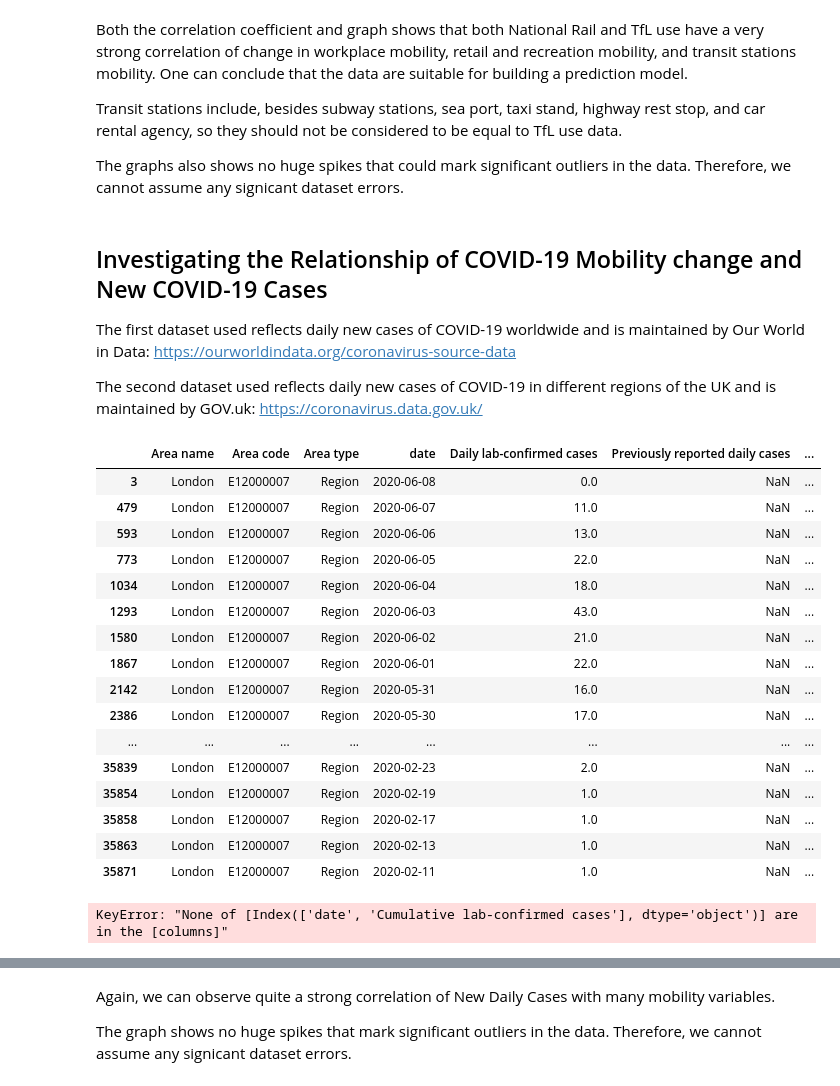
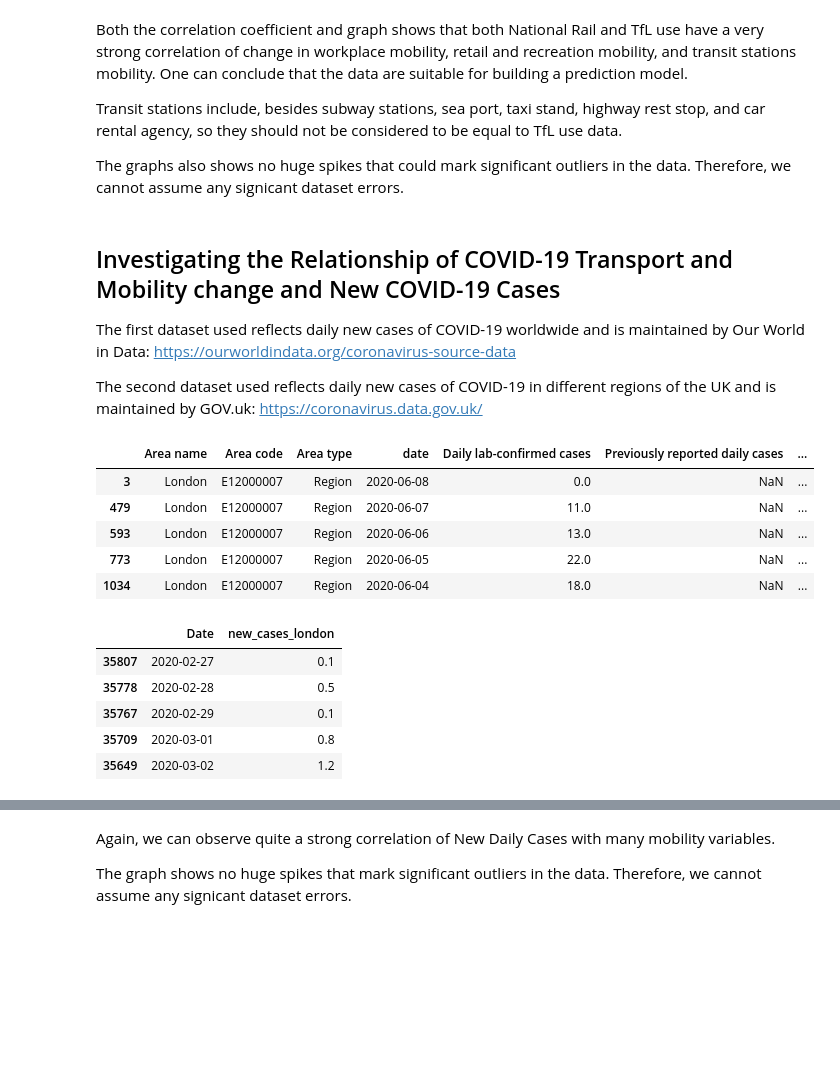
Before and after one commit to IuliiaZaitova/COVID_Prediction_London_National_Transport_Use, a Jupyter notebook: UK_transport.ipynb, the cells around one changed output, grey strips where cells are left out. Saved outputs shown, nothing was run; the diff lists cells and outputs as text; code cells hidden in the pictures; blank space fills up the shorter version.

```diff
--- a/UK_transport.ipynb
+++ b/UK_transport.ipynb
@@ -276,7 +290,7 @@ Transit stations include, besides subway stations, sea port, taxi stand, highway
 
 The graphs also shows no huge spikes that could mark significant outliers in the data. Therefore, we cannot assume any signicant dataset errors.
 # %% [markdown]
-## Investigating the Relationship of COVID-19 Mobility change and New COVID-19 Cases
+## Investigating the Relationship of COVID-19 Transport and Mobility change and New COVID-19 Cases
 The first dataset used reflects daily new cases of COVID-19 worldwide and is maintained by Our World in Data:
 https://ourworldindata.org/coronavirus-source-data
 
@@ -285,30 +299,19 @@ https://coronavirus.data.gov.uk/
 # %%
 # import the new cases data for London and the UK
 path_new_cases = 'data/New_Cases.csv'
 path_new_cases_london = 'data/New_Cases_London.csv'
 
 df_new_cases = pd.read_csv(path_new_cases, parse_dates = ['date'], dayfirst=True)
 df_new_cases_london = pd.read_csv(path_new_cases_london, parse_dates = ['date'], dayfirst=True)
 new_cases_london = df_new_cases_london[df_new_cases_london['Area name'] == 'London']
-new_cases_london
+new_cases_london.head()
 # %% [output]
 |  | Area name | Area code | Area type | date | Daily lab-confirmed cases | Previously reported daily cases | ... |
 | 3 | London | E12000007 | Region | 2020-06-08 | 0.0 | NaN | ... |
 | 479 | London | E12000007 | Region | 2020-06-07 | 11.0 | NaN | ... |
 | 593 | London | E12000007 | Region | 2020-06-06 | 13.0 | NaN | ... |
 | 773 | London | E12000007 | Region | 2020-06-05 | 22.0 | NaN | ... |
 | 1034 | London | E12000007 | Region | 2020-06-04 | 18.0 | NaN | ... |
-| 1293 | London | E12000007 | Region | 2020-06-03 | 43.0 | NaN | ... |
-| 1580 | London | E12000007 | Region | 2020-06-02 | 21.0 | NaN | ... |
-| 1867 | London | E12000007 | Region | 2020-06-01 | 22.0 | NaN | ... |
-| 2142 | London | E12000007 | Region | 2020-05-31 | 16.0 | NaN | ... |
-| 2386 | London | E12000007 | Region | 2020-05-30 | 17.0 | NaN | ... |
-| ... | ... | ... | ... | ... | ... | ... | ... |
-| 35839 | London | E12000007 | Region | 2020-02-23 | 2.0 | NaN | ... |
-| 35854 | London | E12000007 | Region | 2020-02-19 | 1.0 | NaN | ... |
-| 35858 | London | E12000007 | Region | 2020-02-17 | 1.0 | NaN | ... |
-| 35863 | London | E12000007 | Region | 2020-02-13 | 1.0 | NaN | ... |
-| 35871 | London | E12000007 | Region | 2020-02-11 | 1.0 | NaN | ... |
 # %%
 # clean the data for the UK
 # choose the dates under analysis
@@ -330,9 +333,14 @@ for n in range(1, len(new_cases_london)):
     new_cases_l.append((current-previous)/10)
 new_cases_london['new_cases_london'] = new_cases_l
 new_cases_london = new_cases_london[new_cases_london['Date'].isin(pd.date_range('2020-02-27', '2020-05-29'))]
-new_cases_london
+new_cases_london.head()
 # %% [output]
-KeyError: "None of [Index(['date', 'Cumulative lab-confirmed cases'], dtype='object')] are in the [columns]"
+|  | Date | new_cases_london |
+| 35807 | 2020-02-27 | 0.1 |
+| 35778 | 2020-02-28 | 0.5 |
+| 35767 | 2020-02-29 | 0.1 |
+| 35709 | 2020-03-01 | 0.8 |
+| 35649 | 2020-03-02 | 1.2 |
 # %%
 # for easier plotting, divide the number of new cases in UK by 100
 new_cases_uk['new_cases_uk'] = new_cases_uk['new_cases_uk']/100
```
Also changed, not shown: parts of 25 cells of this notebook.
